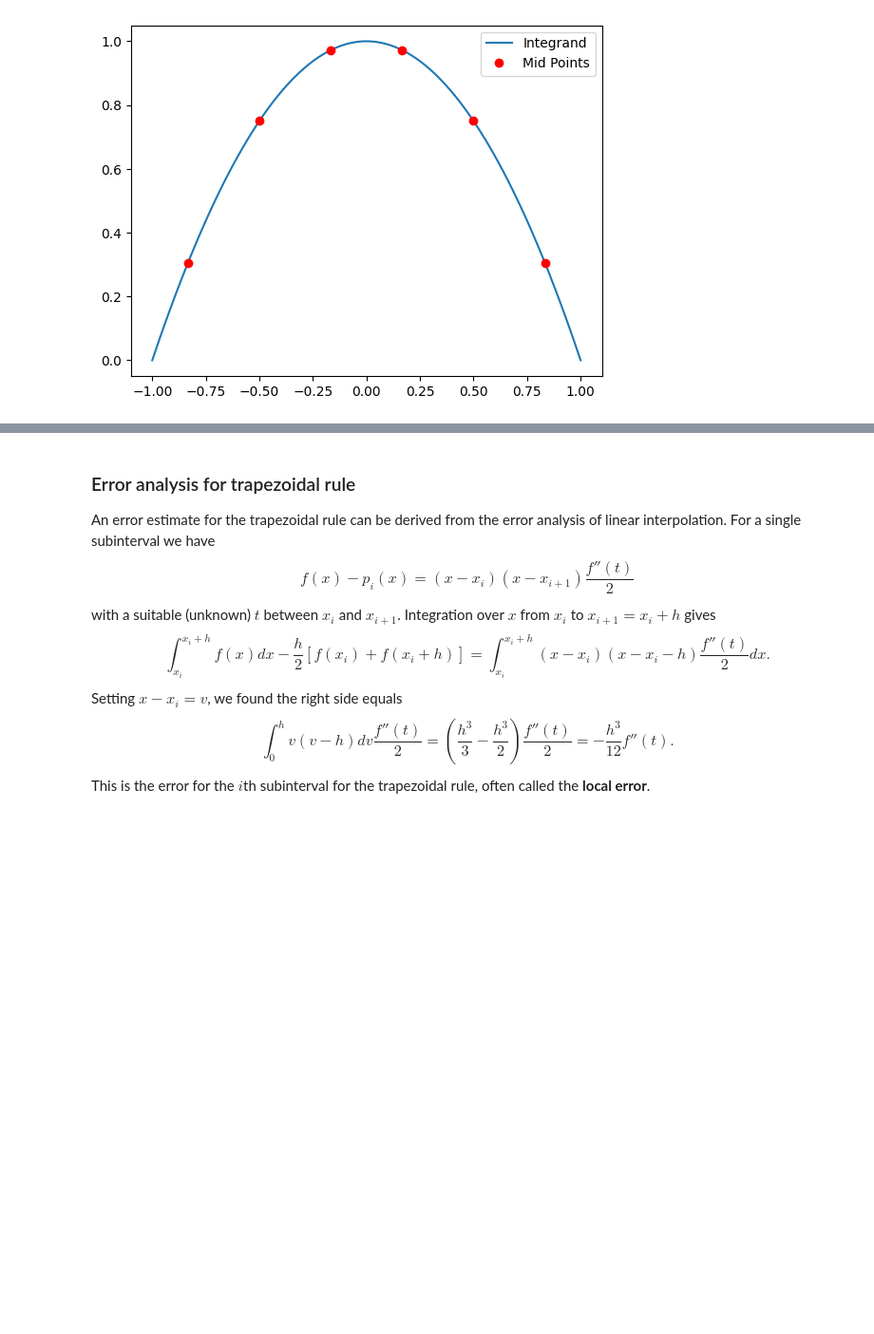
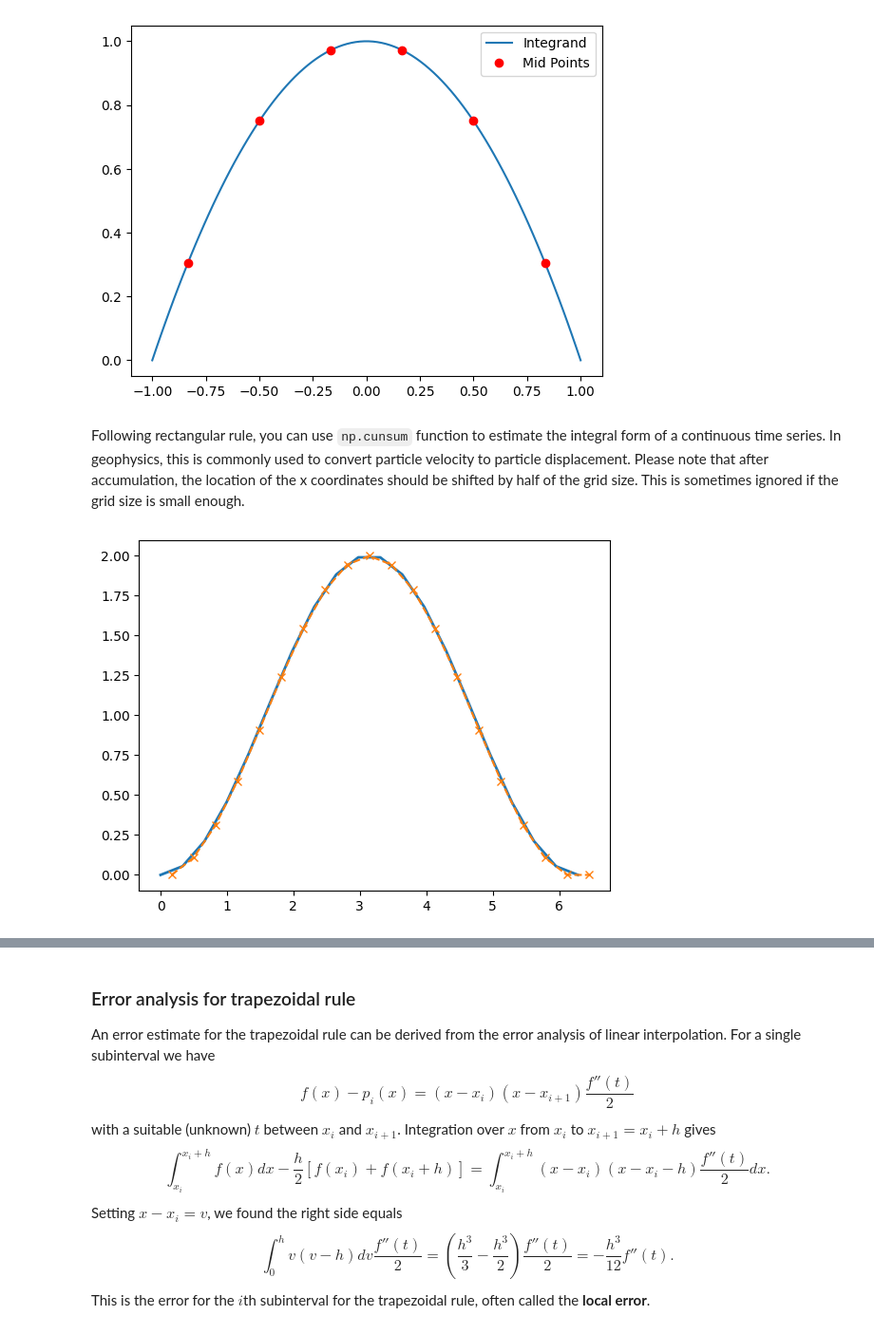
Before and after one commit to jinwar/GeophysicsComputingColab, a Jupyter notebook: 08_Numerical_Integration.ipynb, the cells around one changed output, grey strips where cells are left out. Shown at 95% size. Saved outputs shown, nothing was run; the diff lists cells and outputs as text; code cells hidden in the pictures; blank space fills up the shorter version.

````diff
--- a/08_Numerical_Integration.ipynb
+++ b/08_Numerical_Integration.ipynb
@@ -98,6 +98,23 @@ plt.show()
 Numerical result:  1.3518518518518516
 Error: -1.851852e-02
 [figure]
+# %% [markdown]
+Following rectangular rule, you can use ```np.cunsum``` function to estimate the integral form of a continuous time series. In geophysics, this is commonly used to convert particle velocity to particle displacement. Please note that after accumulation, the location of the x coordinates should be shifted by half of the grid size. This is sometimes ignored if the grid size is small enough.
+# %%
+N = 20  # try different N and see how it impacts the accuracy.
+fun = lambda x:np.sin(x)
+x = np.linspace(0,2*np.pi,N)
+h = x[1]-x[0]
+
+analytical_solution = -np.cos(x)+1
+numerical_solution = np.cumsum(fun(x))*h
+
+plt.figure()
+plt.plot(x,analytical_solution,linewidth=2)
+plt.plot(x+h/2,numerical_solution,'x--')
+plt.show()
+# %% [output]
+[figure, added]
 # %% [markdown]
 ## Trapezoidal Rule
 The trapezoidal rule is generally more accurate. It can be obtained by takin ghte same subdivision as the rectangular rule, and approximate $f$ by a piece-wise linear intepolation. The area under the curve of $f$ between $a$ and $b$ is approximated by $n$ trapezoids of areas
````
